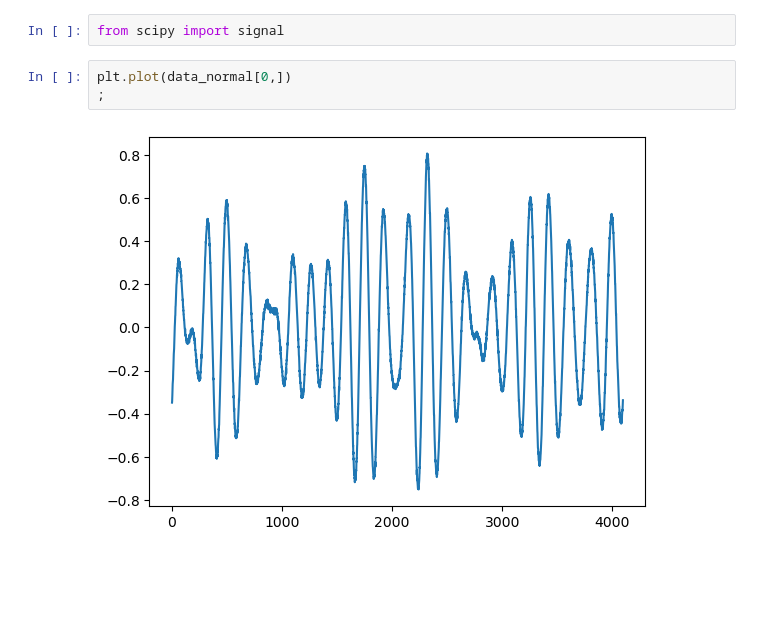
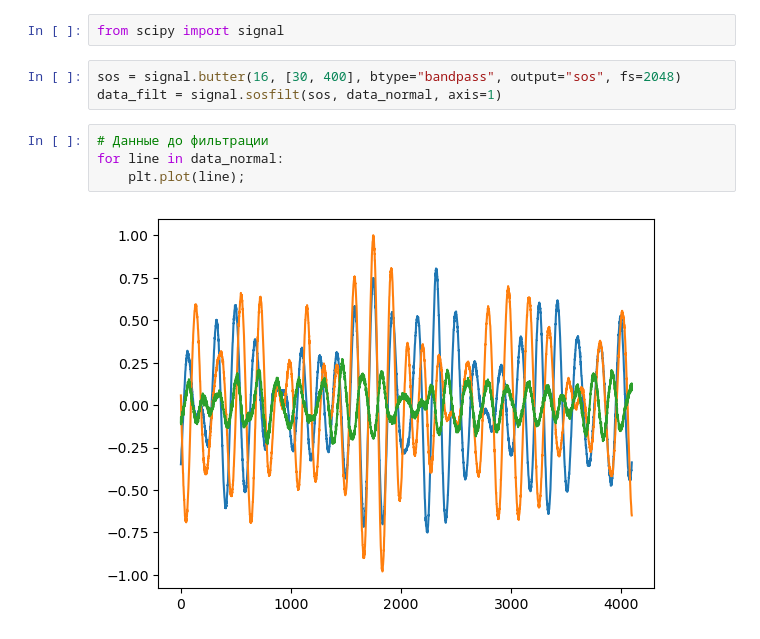
Before and after one commit to KseniaKarandeeva/Data_science_3088, a Jupyter notebook: 03_homework.ipynb, the cells around one changed output. Saved outputs shown, nothing was run; the diff lists cells and outputs as text; blank space fills up the shorter version.

```diff
--- a/03_homework.ipynb
+++ b/03_homework.ipynb
@@ -62,7 +62,11 @@ array([[-0.34879834, -0.34303121, -0.31806287, ..., -0.35575778,
 # %%
 from scipy import signal
 # %%
-plt.plot(data_normal[0,])
-;
+sos = signal.butter(16, [30, 400], btype="bandpass", output="sos", fs=2048)
+data_filt = signal.sosfilt(sos, data_normal, axis=1)
-# %% [output]
-[figure, removed]
+# %%
+# Данные до фильтрации
+for line in data_normal:
+    plt.plot(line);
+# %% [output]
+[figure, added]
```
Also changed, not shown: parts of 1 cell of this notebook.
